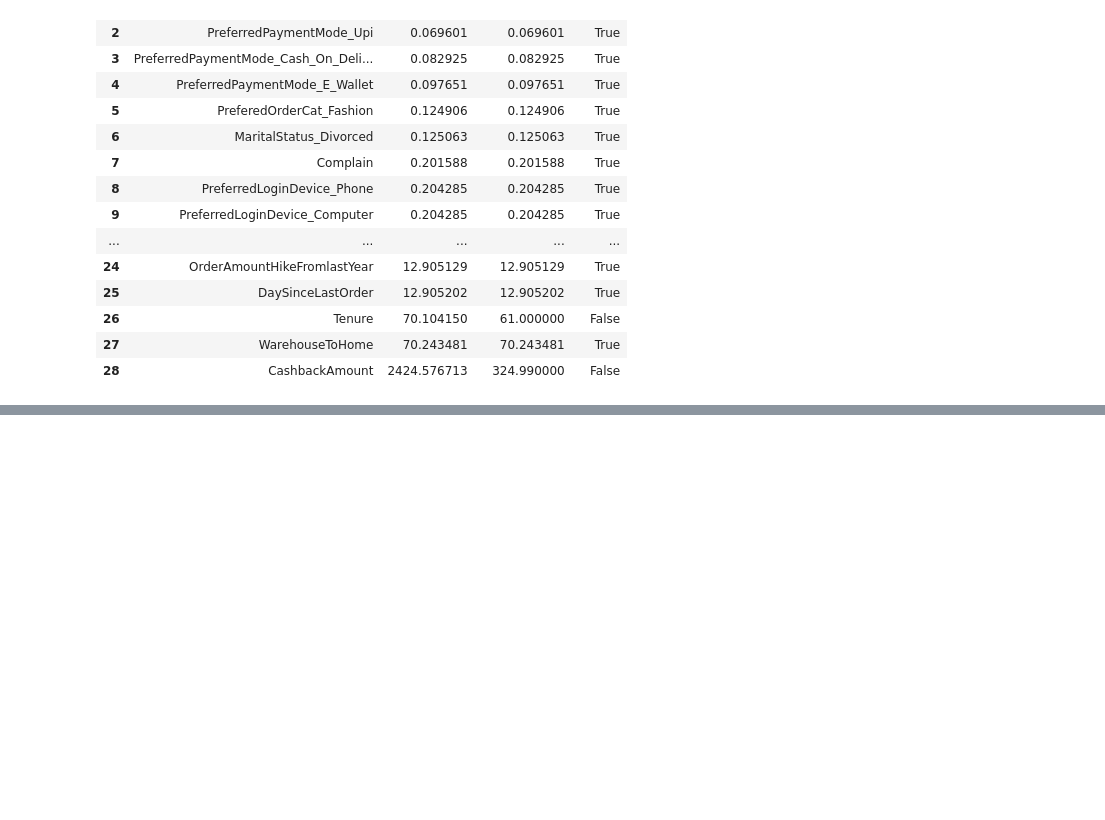
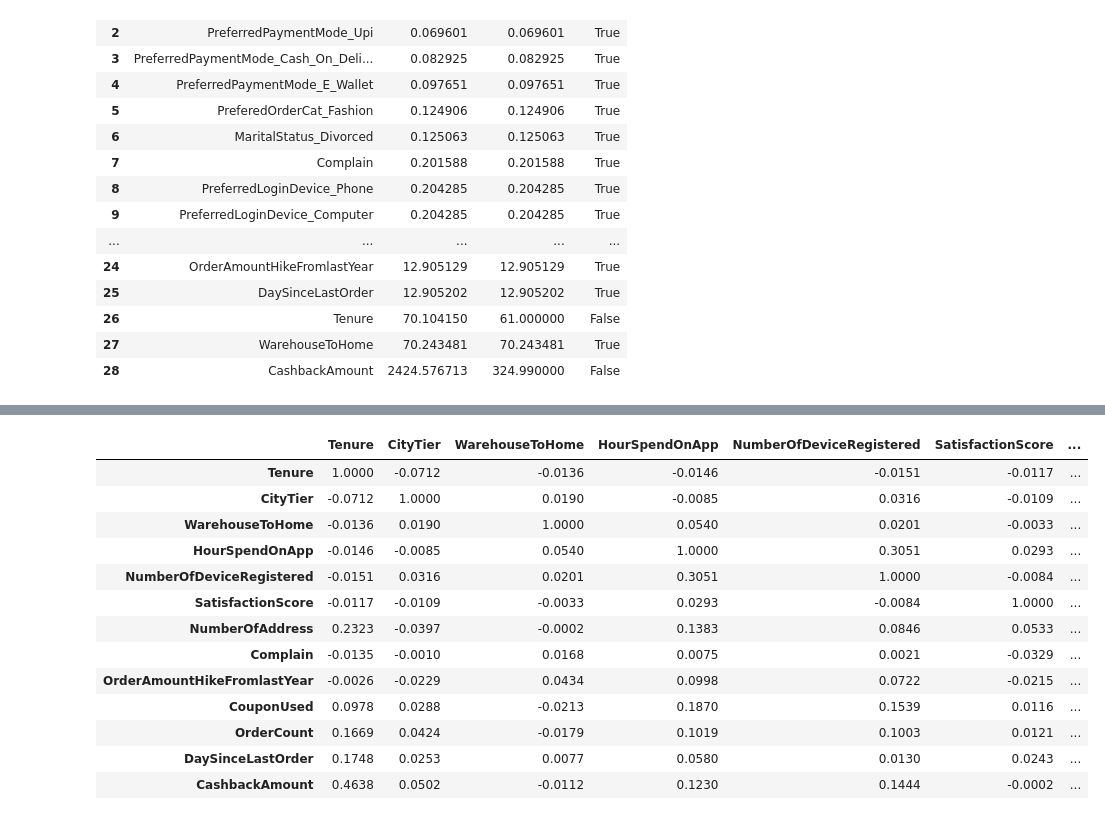
Before and after one commit to DrishtiNigam1928/CUSTOMER_CHURN, a Jupyter notebook: notebooks/main_analysis.ipynb, the cells around one changed output, grey strips where cells are left out. Saved outputs shown, nothing was run; the diff lists cells and outputs as text; code cells hidden in the pictures; blank space fills up the shorter version.

```diff
--- a/notebooks/main_analysis.ipynb
+++ b/notebooks/main_analysis.ipynb
@@ -1302,0 +1404,42 @@ merged_check[["Feature", "Variance", "Lib Variance", "Match"]]
+# %%
+# M2: Feature-Feature Correlation Matrix
+
+correlation_matrix = pd.DataFrame(
+    0.0,
+    index=pearson_features,
+    columns=pearson_features
+)
+
+for i in range(len(pearson_features)):
+
+    for j in range(len(pearson_features)):
+
+        feature_1 = pearson_features[i]
+        feature_2 = pearson_features[j]
+
+        x = df_cleaned[feature_1].tolist()
+        y = df_cleaned[feature_2].tolist()
+
+        correlation = calc_pearson(x, y)
+
+        correlation_matrix.loc[
+            feature_1,
+            feature_2
+        ] = correlation
+
+display(correlation_matrix.round(4))
+# %% [output]
+|  | Tenure | CityTier | WarehouseToHome | HourSpendOnApp | NumberOfDeviceRegistered | SatisfactionScore | ... |
+| Tenure | 1.0000 | -0.0712 | -0.0136 | -0.0146 | -0.0151 | -0.0117 | ... |
+| CityTier | -0.0712 | 1.0000 | 0.0190 | -0.0085 | 0.0316 | -0.0109 | ... |
+| WarehouseToHome | -0.0136 | 0.0190 | 1.0000 | 0.0540 | 0.0201 | -0.0033 | ... |
+| HourSpendOnApp | -0.0146 | -0.0085 | 0.0540 | 1.0000 | 0.3051 | 0.0293 | ... |
+| NumberOfDeviceRegistered | -0.0151 | 0.0316 | 0.0201 | 0.3051 | 1.0000 | -0.0084 | ... |
+| SatisfactionScore | -0.0117 | -0.0109 | -0.0033 | 0.0293 | -0.0084 | 1.0000 | ... |
+| NumberOfAddress | 0.2323 | -0.0397 | -0.0002 | 0.1383 | 0.0846 | 0.0533 | ... |
+| Complain | -0.0135 | -0.0010 | 0.0168 | 0.0075 | 0.0021 | -0.0329 | ... |
+| OrderAmountHikeFromlastYear | -0.0026 | -0.0229 | 0.0434 | 0.0998 | 0.0722 | -0.0215 | ... |
+| CouponUsed | 0.0978 | 0.0288 | -0.0213 | 0.1870 | 0.1539 | 0.0116 | ... |
+| OrderCount | 0.1669 | 0.0424 | -0.0179 | 0.1019 | 0.1003 | 0.0121 | ... |
+| DaySinceLastOrder | 0.1748 | 0.0253 | 0.0077 | 0.0580 | 0.0130 | 0.0243 | ... |
+| CashbackAmount | 0.4638 | 0.0502 | -0.0112 | 0.1230 | 0.1444 | -0.0002 | ... |
```
Also changed, not shown: parts of 29 cells of this notebook.
